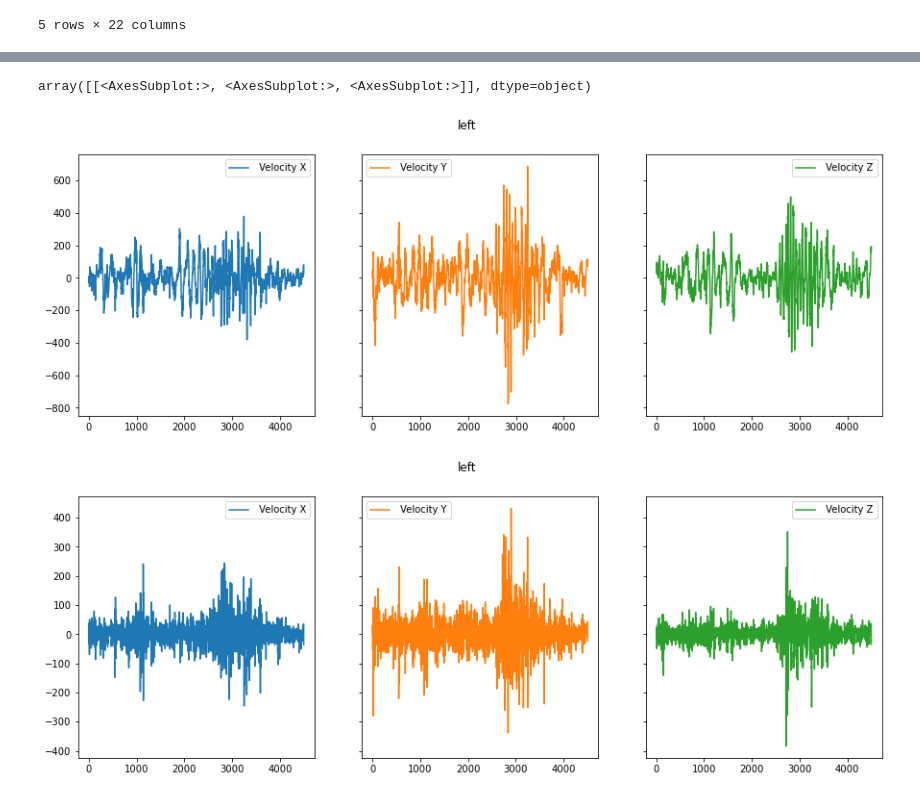
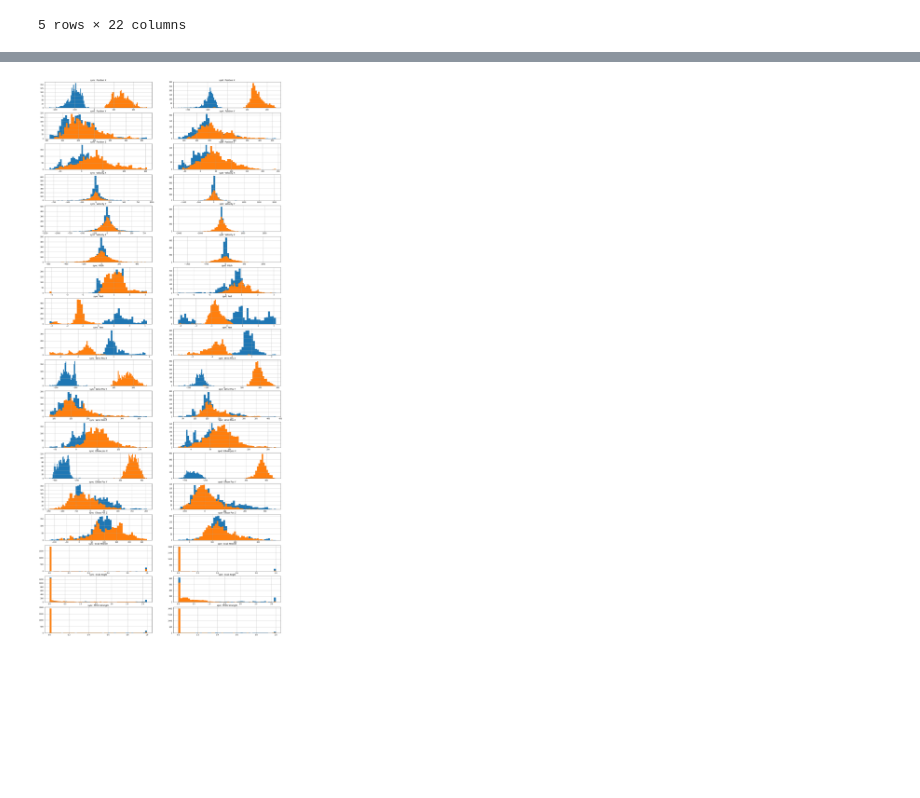
Before and after one commit to Daniel-Ros/DataSiceneIIFinalWork, a Jupyter notebook: hand.ipynb, the cells around one changed output, grey strips where cells are left out. Cells and saved outputs as stored; diff of their text form; code cells hidden in the pictures; blank space fills up the shorter version.

```diff
--- a/hand.ipynb
+++ b/hand.ipynb
@@ -19,5 +19,7 @@ import matplotlib.pyplot as plt
 
 from IPython.utils import io
 # %%
-data = pd.read_csv('data/hands/Training/Yoel Raz/Yoel636760923490742912Sync.csv')
+sync = pd.read_csv('data/hands/Training/Yoel Raz/Yoel636760923490742912Sync.csv')
+spot = pd.read_csv('data/hands/Training/Yoel Raz/Yoel636760921663075813Spontan.csv')
+alone = pd.read_csv('data/hands/Training/Yoel Raz/Yoel636760922573364655Alone.csv')
 # %%
@@ -119,7 +68,25 @@ right_pct_change = right.diff(periods=1)
-# %%
-right.plot(title = "left",figsize = (15,5),subplots = True,layout =(1,3), sharey =True)
-right_pct_change.plot(title = "left",figsize = (15,5),subplots = True,layout =(1,3), sharey =True)
-# %% [output]
-array([[<AxesSubplot:>, <AxesSubplot:>, <AxesSubplot:>]], dtype=object)
-[figure, removed]
-[figure, removed]
+# %%
+left_s = sync[sync[' Hand Type'] == 'left']
+right_s = sync[sync[' Hand Type'] == 'right']
+
+left_sp = spot[spot[' Hand Type'] == 'left']
+right_sp = spot[spot[' Hand Type'] == 'right']
+# %%
+plt.figure()
+i = 1
+for x in range(1,36 ,2):
+    plt.subplot(18,2,x)
+    left_s.iloc[:,i+3].hist(bins=50,figsize=(25,60))
+    right_s.iloc[:,i+3].hist(bins=50,figsize=(25,60))
+    plt.title("sync {}".format(left_s.columns[i+3]))
+
+    plt.subplot(18,2,x + 1)
+    left_sp.iloc[:,i+3].hist(bins=50,figsize=(25,60))
+    right_sp.iloc[:,i+3].hist(bins=50,figsize=(25,60))
+    plt.title("spot {}".format(left_s.columns[i+3]))
+
+
+    i = i + 1
+plt.show()
+# %% [output]
+[figure, added]
```
Also changed, not shown: parts of 11 cells of this notebook, 2 other files.
